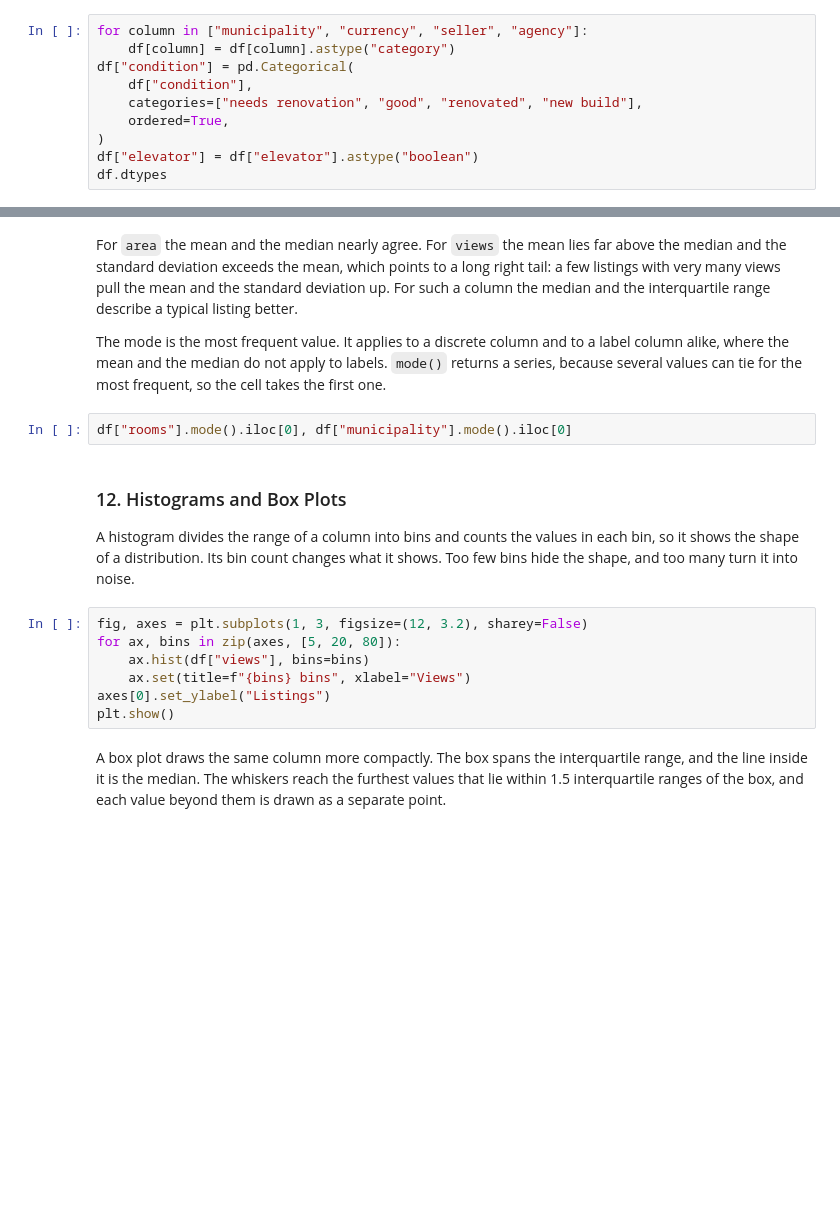
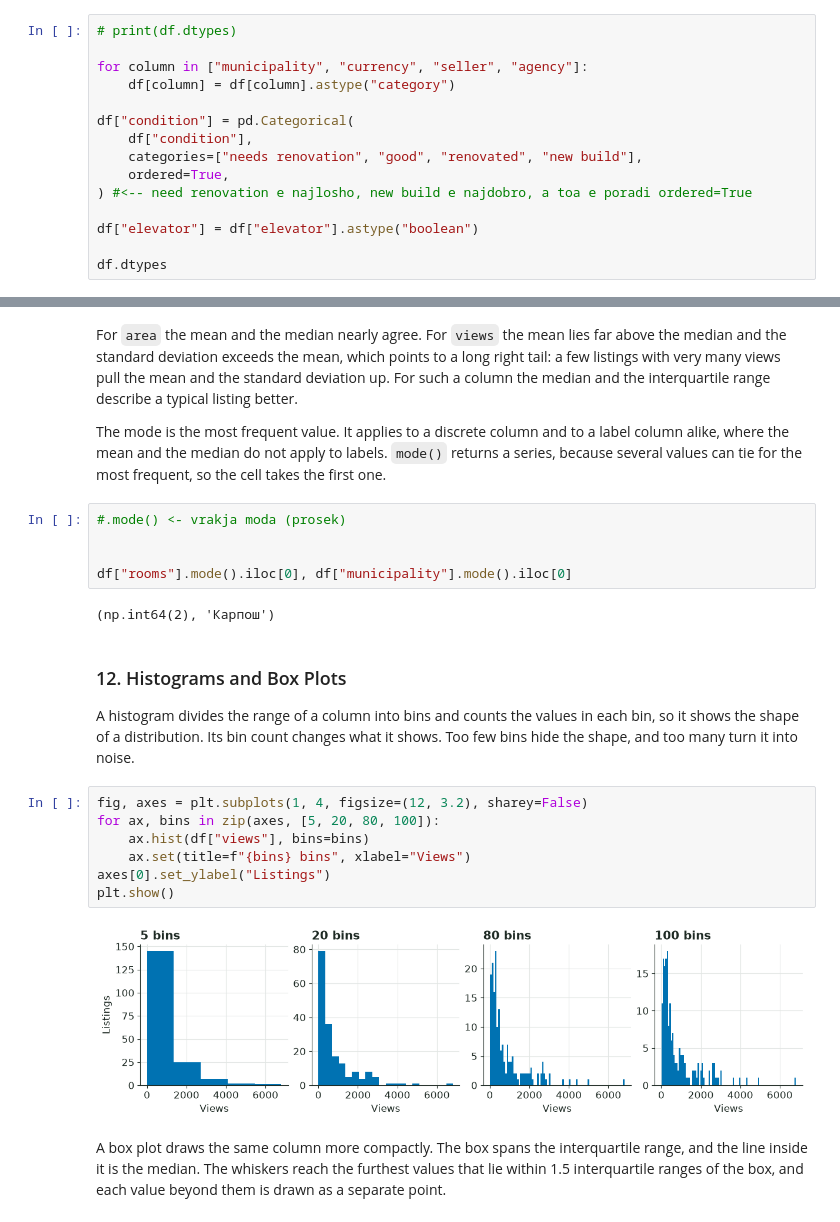
Before and after one commit to TaseZmaj/My-Learning-Data-Science, a Jupyter notebook: my-aud-exercises/auditory/01-data-gathering-and-exploratory-analysis/notebook.ipynb, the cells around one changed output, grey strips where cells are left out. Cells and saved outputs as stored; diff of their text form; blank space fills up the shorter version.

```diff
--- a/my-aud-exercises/auditory/01-data-gathering-and-exploratory-analysis/notebook.ipynb
+++ b/my-aud-exercises/auditory/01-data-gathering-and-exploratory-analysis/notebook.ipynb
@@ -394,12 +657,17 @@ The type of a column decides which summaries and which figures suit it. Each col
 
 A label column is stored as a category. An ordered category keeps the order of an ordinal variable, so it sorts and compares by meaning rather than alphabetically. The nullable `boolean` type keeps a missing elevator as a missing value, where a plain Boolean column would have no way to store it.
 # %%
+# print(df.dtypes)
+
 for column in ["municipality", "currency", "seller", "agency"]:
     df[column] = df[column].astype("category")
+
 df["condition"] = pd.Categorical(
     df["condition"],
     categories=["needs renovation", "good", "renovated", "new build"],
     ordered=True,
-)
+) #<-- need renovation e najlosho, new build e najdobro, a toa e poradi ordered=True
+
 df["elevator"] = df["elevator"].astype("boolean")
+
 df.dtypes
@@ -501,18 +886,25 @@ For `area` the mean and the median nearly agree. For `views` the mean lies far a
 
 The mode is the most frequent value. It applies to a discrete column and to a label column alike, where the mean and the median do not apply to labels. `mode()` returns a series, because several values can tie for the most frequent, so the cell takes the first one.
 # %%
+#.mode() <- vrakja moda (prosek)
+
+
 df["rooms"].mode().iloc[0], df["municipality"].mode().iloc[0]
+# %% [output]
+(np.int64(2), 'Карпош')
 # %% [markdown]
 ### 12. Histograms and Box Plots
 
 A histogram divides the range of a column into bins and counts the values in each bin, so it shows the shape of a distribution. Its bin count changes what it shows. Too few bins hide the shape, and too many turn it into noise.
 # %%
-fig, axes = plt.subplots(1, 3, figsize=(12, 3.2), sharey=False)
-for ax, bins in zip(axes, [5, 20, 80]):
+fig, axes = plt.subplots(1, 4, figsize=(12, 3.2), sharey=False)
+for ax, bins in zip(axes, [5, 20, 80, 100]):
     ax.hist(df["views"], bins=bins)
     ax.set(title=f"{bins} bins", xlabel="Views")
 axes[0].set_ylabel("Listings")
 plt.show()
+# %% [output]
+[figure, added]
 # %% [markdown]
 A box plot draws the same column more compactly. The box spans the interquartile range, and the line inside it is the median. The whiskers reach the furthest values that lie within 1.5 interquartile ranges of the box, and each value beyond them is drawn as a separate point.
 # %%
```
Also changed, not shown: parts of 47 cells of this notebook.
